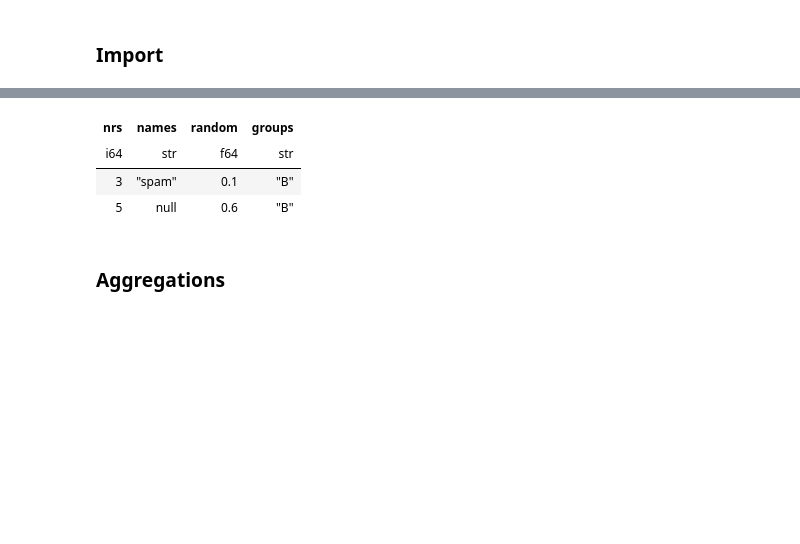
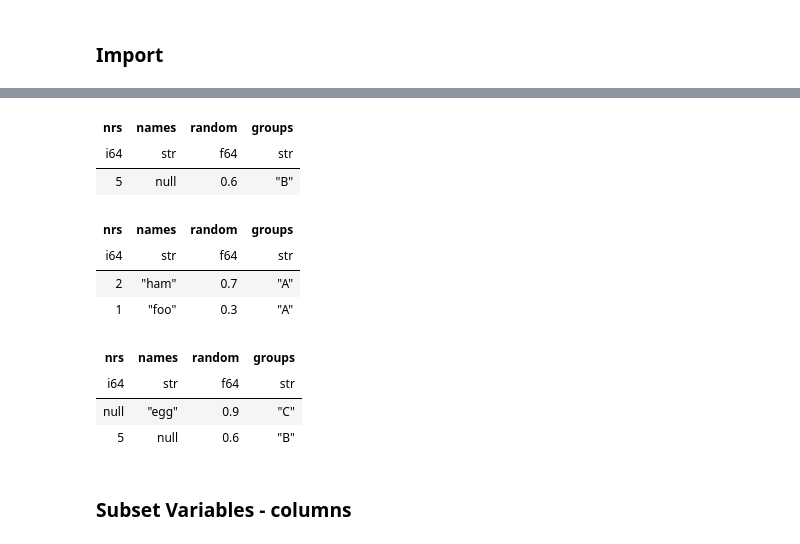
Before and after one commit to FranzDiebold/polars-cheat-sheet, a Jupyter notebook: polars-cheat-sheet.ipynb, the cells around one changed output, grey strips where cells are left out. Drawn from its saved outputs; the diff is of its cells as text; code cells hidden in the pictures; blank space fills up the shorter version.

```diff
--- a/polars-cheat-sheet.ipynb
+++ b/polars-cheat-sheet.ipynb
@@ -46,10 +35,34 @@ df.select(["nrs", "names"])
 # %%
-# Filter
+# Filter: Extract rows that meet logical criteria.
 df.filter(pl.col("groups") == "B")
+df.filter(pl.col("random") > 0.5)
+df.filter((pl.col("groups") == "B") & (pl.col("random") > 0.5))
 # %% [output]
 | nrs | names | random | groups |
 | i64 | str | f64 | str |
-| 3 | "spam" | 0.1 | "B" |
 | 5 | null | 0.6 | "B" |
-# %% [markdown]
-### Aggregations
+# %%
+# Sample
+# Randomly select fraction of rows.
+df.sample(frac=0.5)
+
+# Randomly select n rows.
+df.sample(n=2)
+# %% [output]
+| nrs | names | random | groups |
+| i64 | str | f64 | str |
+| 2 | "ham" | 0.7 | "A" |
+| 1 | "foo" | 0.3 | "A" |
+# %%
+# Select first n rows
+df.head(n=2)
+
+# Select last n rows.
+df.tail(n=2)
+# %% [output]
+| nrs | names | random | groups |
+| i64 | str | f64 | str |
+| null | "egg" | 0.9 | "C" |
+| 5 | null | 0.6 | "B" |
+# %% [markdown]
+### Subset Variables - columns
```
Also changed, not shown: parts of 19 cells of this notebook, 1 other file.
